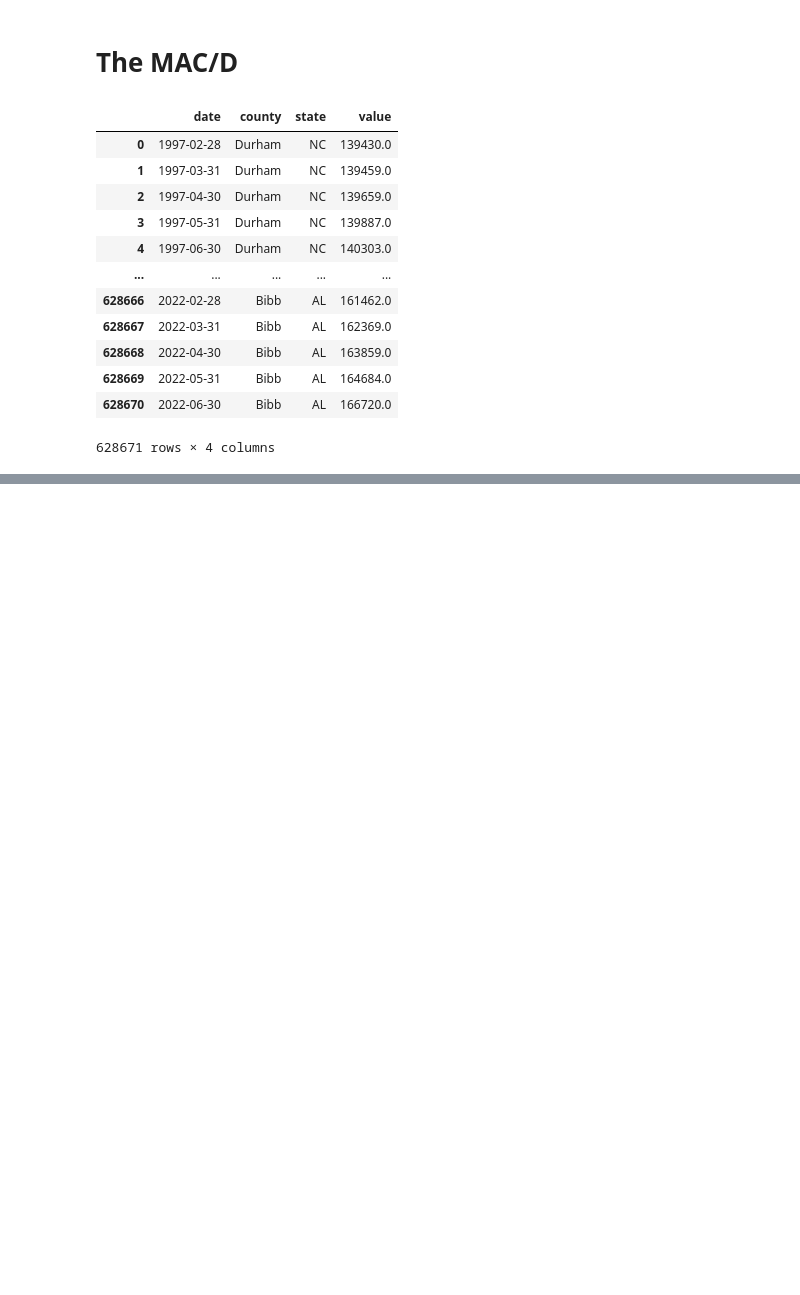
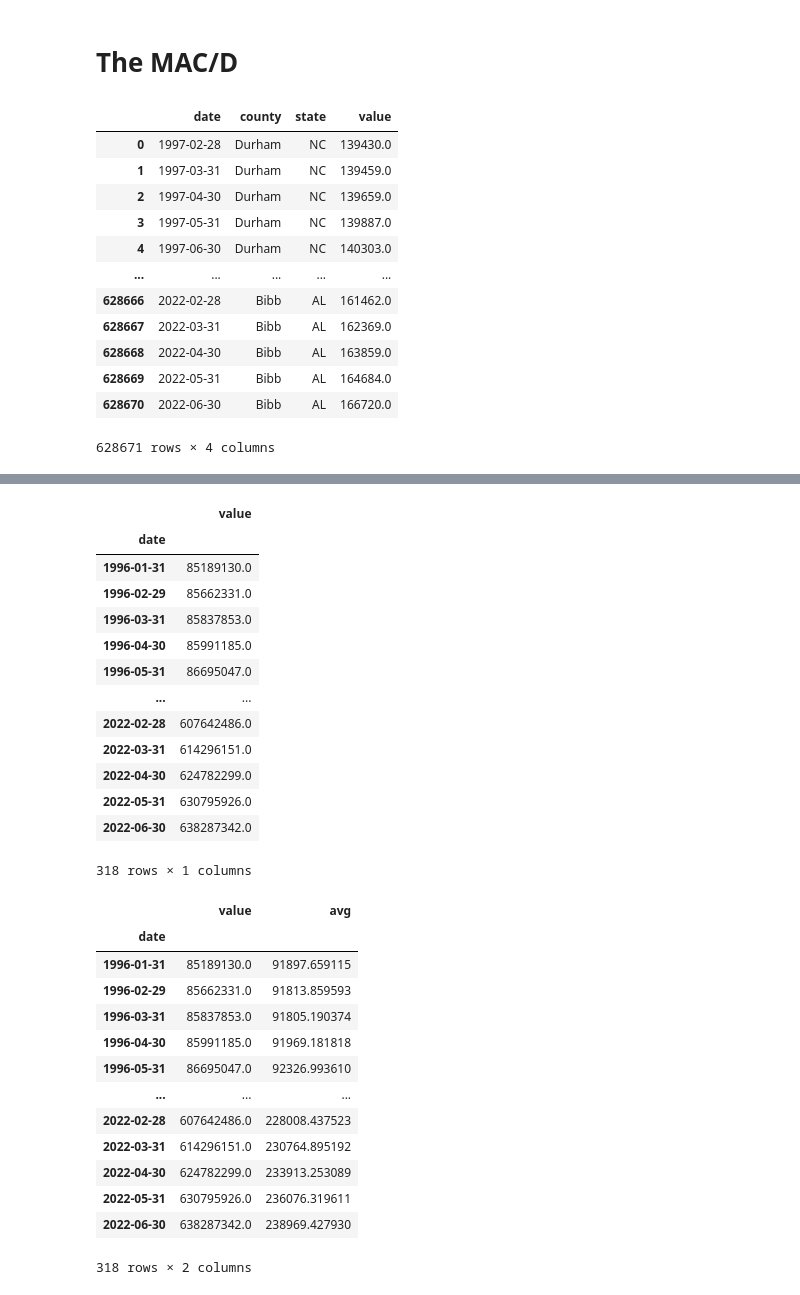
Before and after one commit to quinnwong31/Realestate_of_Mind, a Jupyter notebook: API_testing.ipynb, the cells around one changed output, grey strips where cells are left out. Cells and saved outputs as stored; diff of their text form; code cells hidden in the pictures; blank space fills up the shorter version.

```diff
--- a/API_testing.ipynb
+++ b/API_testing.ipynb
@@ -223,0 +255,39 @@ filtered_df
+# %%
+# Create new DataFrame with summed county markets to represent the entire nation
+nationwide_df = filtered_df.groupby(filtered_df['date']).agg({'value':'sum'})
+
+display(nationwide_df)
+
+# Must divide 'values' by number of counties that make up said value so data isn't skewed by county number
+nationwide_df['avg'] = nationwide_df['value']/exploratory_df['county']
+
+display(nationwide_df)
+# %% [output]
+|  | value |
+| date |  |
+| 1996-01-31 | 85189130.0 |
+| 1996-02-29 | 85662331.0 |
+| 1996-03-31 | 85837853.0 |
+| 1996-04-30 | 85991185.0 |
+| 1996-05-31 | 86695047.0 |
+| ... | ... |
+| 2022-02-28 | 607642486.0 |
+| 2022-03-31 | 614296151.0 |
+| 2022-04-30 | 624782299.0 |
+| 2022-05-31 | 630795926.0 |
+| 2022-06-30 | 638287342.0 |
+318 rows × 1 columns
+|  | value | avg |
+| date |  |  |
+| 1996-01-31 | 85189130.0 | 91897.659115 |
+| 1996-02-29 | 85662331.0 | 91813.859593 |
+| 1996-03-31 | 85837853.0 | 91805.190374 |
+| 1996-04-30 | 85991185.0 | 91969.181818 |
+| 1996-05-31 | 86695047.0 | 92326.993610 |
+| ... | ... | ... |
+| 2022-02-28 | 607642486.0 | 228008.437523 |
+| 2022-03-31 | 614296151.0 | 230764.895192 |
+| 2022-04-30 | 624782299.0 | 233913.253089 |
+| 2022-05-31 | 630795926.0 | 236076.319611 |
+| 2022-06-30 | 638287342.0 | 238969.427930 |
+318 rows × 2 columns
```
Also changed, not shown: parts of 6 cells of this notebook.
